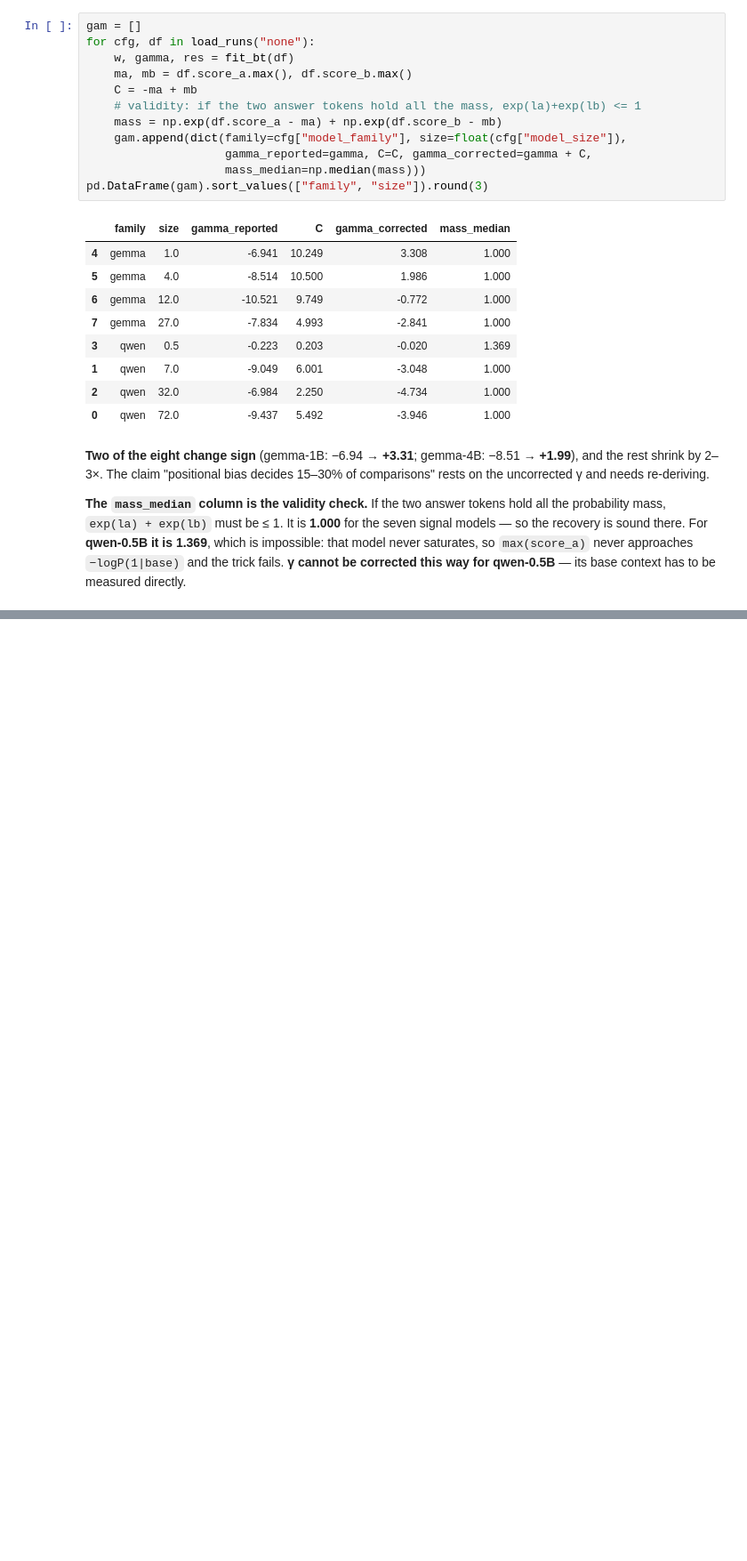
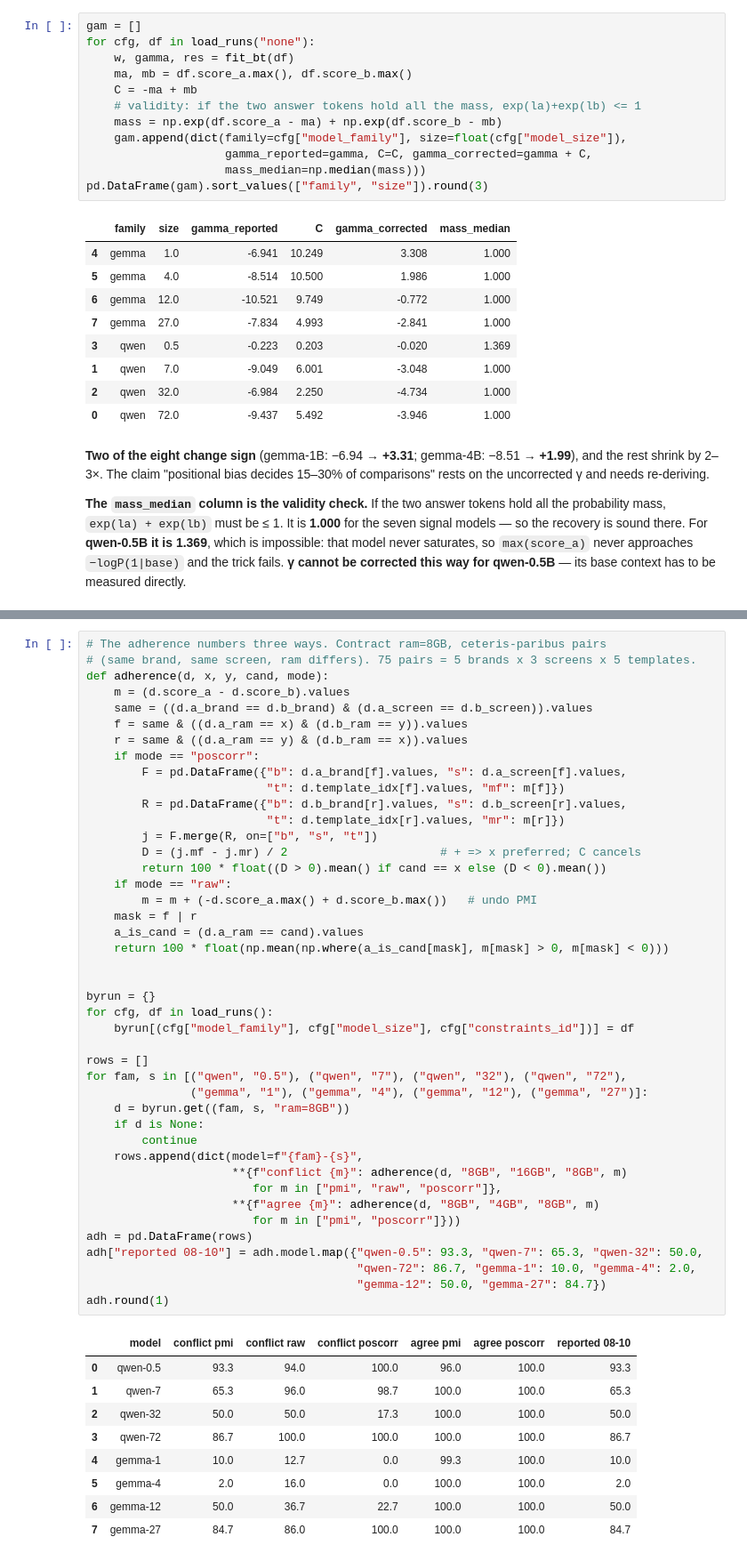
Before and after one commit to lotanamit5/WhatDoLLMsWant, a Jupyter notebook: Notebooks/weight_scale_vs_model_size.ipynb, the cells around one changed output, grey strips where cells are left out. Shown at 89% size. Saved outputs shown, nothing was run; the diff lists cells and outputs as text; blank space fills up the shorter version.

```diff
--- a/Notebooks/weight_scale_vs_model_size.ipynb
+++ b/Notebooks/weight_scale_vs_model_size.ipynb
@@ -874,0 +839,53 @@ cardinal information and the categorical reading fails. It is cheap and it settl
+# %%
+# The adherence numbers three ways. Contract ram=8GB, ceteris-paribus pairs
+# (same brand, same screen, ram differs). 75 pairs = 5 brands x 3 screens x 5 templates.
+def adherence(d, x, y, cand, mode):
+    m = (d.score_a - d.score_b).values
+    same = ((d.a_brand == d.b_brand) & (d.a_screen == d.b_screen)).values
+    f = same & ((d.a_ram == x) & (d.b_ram == y)).values
+    r = same & ((d.a_ram == y) & (d.b_ram == x)).values
+    if mode == "poscorr":
+        F = pd.DataFrame({"b": d.a_brand[f].values, "s": d.a_screen[f].values,
+                          "t": d.template_idx[f].values, "mf": m[f]})
+        R = pd.DataFrame({"b": d.b_brand[r].values, "s": d.b_screen[r].values,
+                          "t": d.template_idx[r].values, "mr": m[r]})
+        j = F.merge(R, on=["b", "s", "t"])
+        D = (j.mf - j.mr) / 2                      # + => x preferred; C cancels
+        return 100 * float((D > 0).mean() if cand == x else (D < 0).mean())
+    if mode == "raw":
+        m = m + (-d.score_a.max() + d.score_b.max())   # undo PMI
+    mask = f | r
+    a_is_cand = (d.a_ram == cand).values
+    return 100 * float(np.mean(np.where(a_is_cand[mask], m[mask] > 0, m[mask] < 0)))
+
+
+byrun = {}
+for cfg, df in load_runs():
+    byrun[(cfg["model_family"], cfg["model_size"], cfg["constraints_id"])] = df
+
+rows = []
+for fam, s in [("qwen", "0.5"), ("qwen", "7"), ("qwen", "32"), ("qwen", "72"),
+               ("gemma", "1"), ("gemma", "4"), ("gemma", "12"), ("gemma", "27")]:
+    d = byrun.get((fam, s, "ram=8GB"))
+    if d is None:
+        continue
+    rows.append(dict(model=f"{fam}-{s}",
+                     **{f"conflict {m}": adherence(d, "8GB", "16GB", "8GB", m)
+                        for m in ["pmi", "raw", "poscorr"]},
+                     **{f"agree {m}": adherence(d, "8GB", "4GB", "8GB", m)
+                        for m in ["pmi", "poscorr"]}))
+adh = pd.DataFrame(rows)
+adh["reported 08-10"] = adh.model.map({"qwen-0.5": 93.3, "qwen-7": 65.3, "qwen-32": 50.0,
+                                       "qwen-72": 86.7, "gemma-1": 10.0, "gemma-4": 2.0,
+                                       "gemma-12": 50.0, "gemma-27": 84.7})
+adh.round(1)
+# %% [output]
+|  | model | conflict pmi | conflict raw | conflict poscorr | agree pmi | agree poscorr | reported 08-10 |
+| 0 | qwen-0.5 | 93.3 | 94.0 | 100.0 | 96.0 | 100.0 | 93.3 |
+| 1 | qwen-7 | 65.3 | 96.0 | 98.7 | 100.0 | 100.0 | 65.3 |
+| 2 | qwen-32 | 50.0 | 50.0 | 17.3 | 100.0 | 100.0 | 50.0 |
+| 3 | qwen-72 | 86.7 | 100.0 | 100.0 | 100.0 | 100.0 | 86.7 |
+| 4 | gemma-1 | 10.0 | 12.7 | 0.0 | 99.3 | 100.0 | 10.0 |
+| 5 | gemma-4 | 2.0 | 16.0 | 0.0 | 100.0 | 100.0 | 2.0 |
+| 6 | gemma-12 | 50.0 | 36.7 | 22.7 | 100.0 | 100.0 | 50.0 |
+| 7 | gemma-27 | 84.7 | 86.0 | 100.0 | 100.0 | 100.0 | 84.7 |
```
Also changed, not shown: parts of 3 cells of this notebook, 2 other files.
